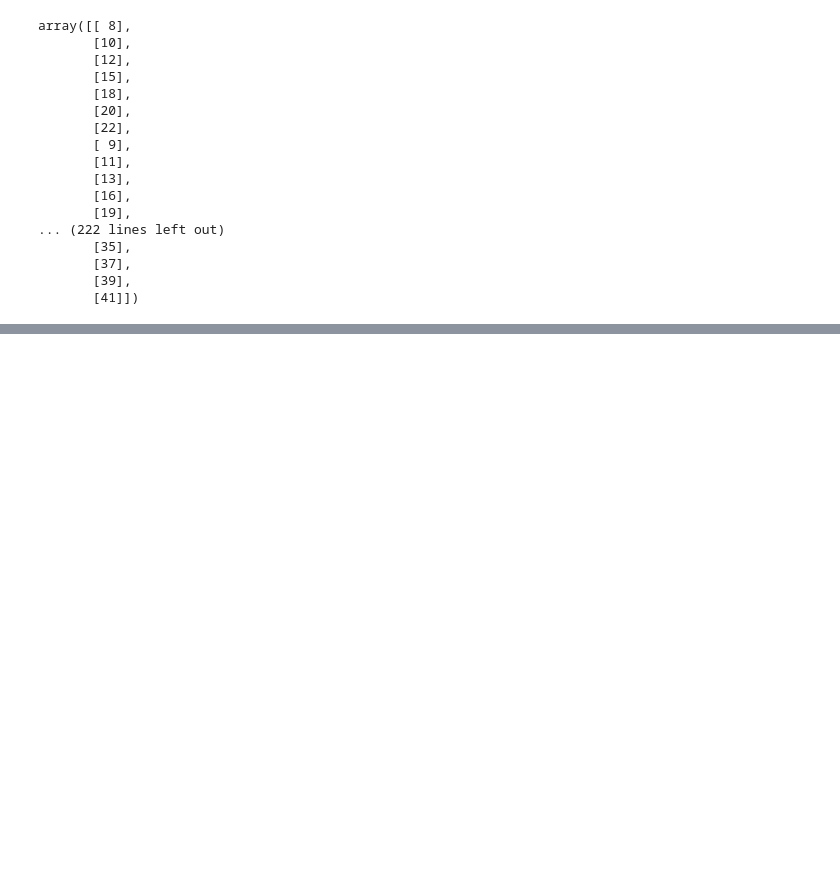
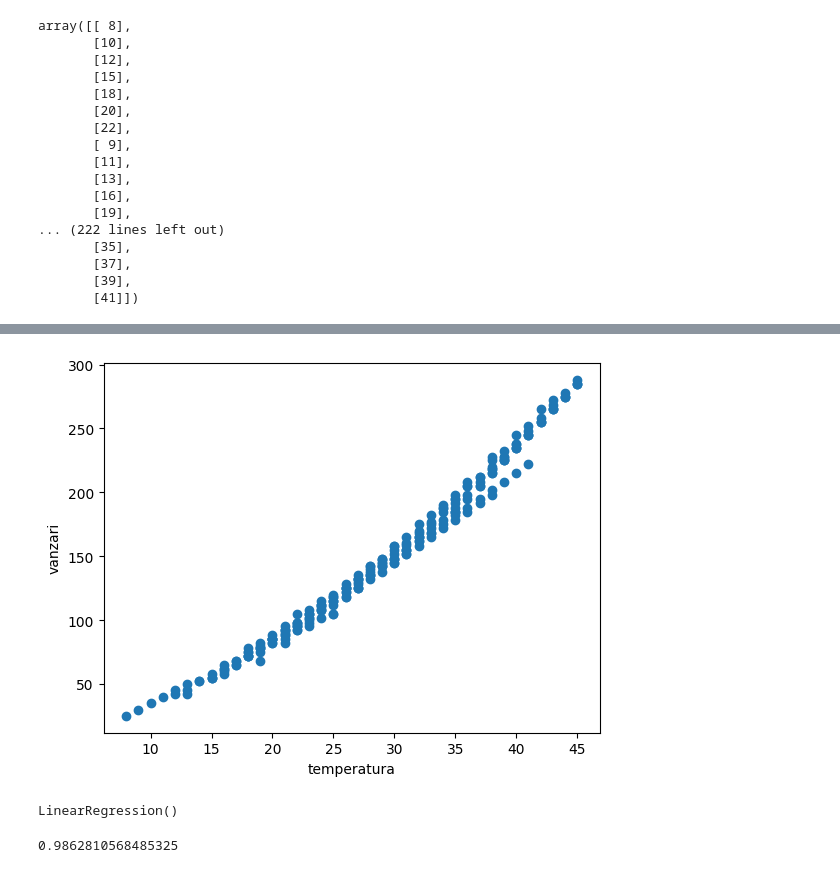
Before and after one commit to sojog/Inteligenta-Artificiala-ADR-10-11-14-noiembrie, a Jupyter notebook: Ziua2/05.exercitiu_inghetata.ipynb, the cells around one changed output, grey strips where cells are left out. Drawn from its saved outputs; the diff is of its cells as text; code cells hidden in the pictures; blank space fills up the shorter version.

Commit message:
Folosire modele in sklearn

```diff
--- a/Ziua2/05.exercitiu_inghetata.ipynb
+++ b/Ziua2/05.exercitiu_inghetata.ipynb
@@ -63,0 +75,8 @@ array([[ 8],
+# %%
+# 2. Trebuie să separi datele în variabila independentă (X) și variabila dependentă (y). Variabila independentă este temperatura, iar variabila dependentă este numărul de vânzări.
+
+plt.scatter(temperatura, vanzari)
+plt.xlabel("temperatura");
+plt.ylabel("vanzari");
+# %% [output]
+[figure, added]
@@ -63,0 +89,8 @@ array([[ 8],
+# %%
+# 4. Creează un model de regresie și antrenează-l pe datele de antrenament.
+
+from sklearn.linear_model import LinearRegression
+model = LinearRegression()
+model.fit(temp_train, vanz_train)
+# %% [output]
+LinearRegression()
@@ -63,0 +100,5 @@ array([[ 8],
+# %%
+linear_model_score =model.score(temp_test, vanz_test)
+linear_model_score
+# %% [output]
+0.9862810568485325
```
Also changed, not shown: parts of 8 cells of this notebook, 8 other files.
